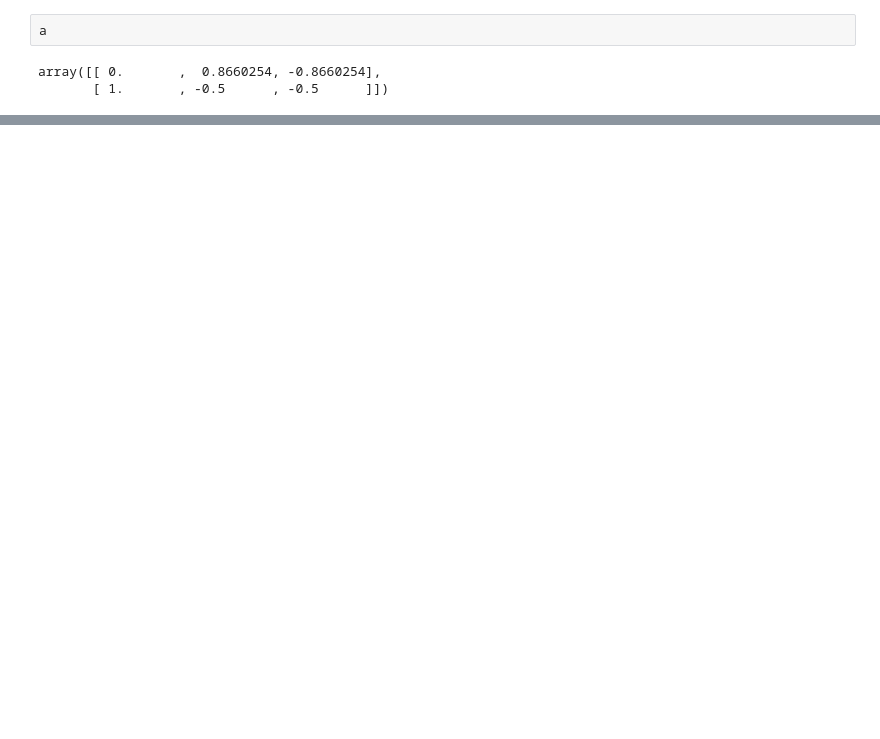
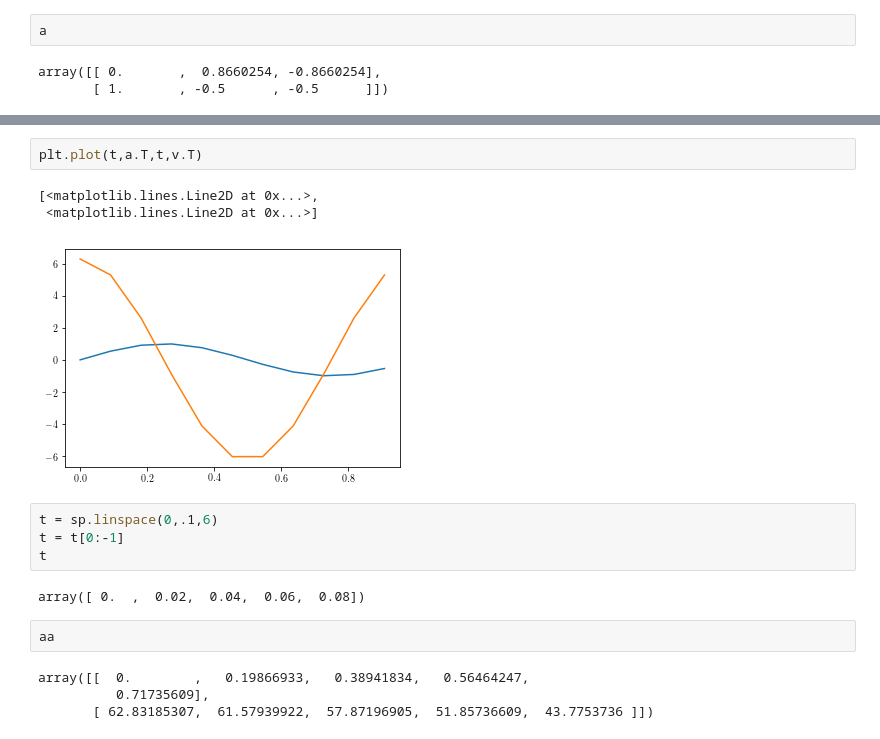
Before and after one commit to w320alm/harmonic_balance, a Jupyter notebook: harmonic_balance/Development_notebook.ipynb, the cells around one changed output, grey strips where cells are left out. Saved outputs shown, nothing was run; the diff lists cells and outputs as text; blank space fills up the shorter version.

```diff
--- a/harmonic_balance/Development_notebook.ipynb
+++ b/harmonic_balance/Development_notebook.ipynb
@@ -58,0 +185,18 @@ array([[ 0.       ,  0.8660254, -0.8660254],
+# %%
+plt.plot(t,a.T,t,v.T)
+# %% [output]
+[<matplotlib.lines.Line2D at 0x...>,
+ <matplotlib.lines.Line2D at 0x...>]
+[figure, added]
+# %%
+t = sp.linspace(0,.1,6)
+t = t[0:-1]
+t
+# %% [output]
+array([ 0.  ,  0.02,  0.04,  0.06,  0.08])
+# %%
+aa
+# %% [output]
+array([[  0.        ,   0.19866933,   0.38941834,   0.56464247,
+          0.71735609],
+       [ 62.83185307,  61.57939922,  57.87196905,  51.85736609,  43.7753736 ]])
```
Also changed, not shown: parts of 15 cells of this notebook, 1 other file.
